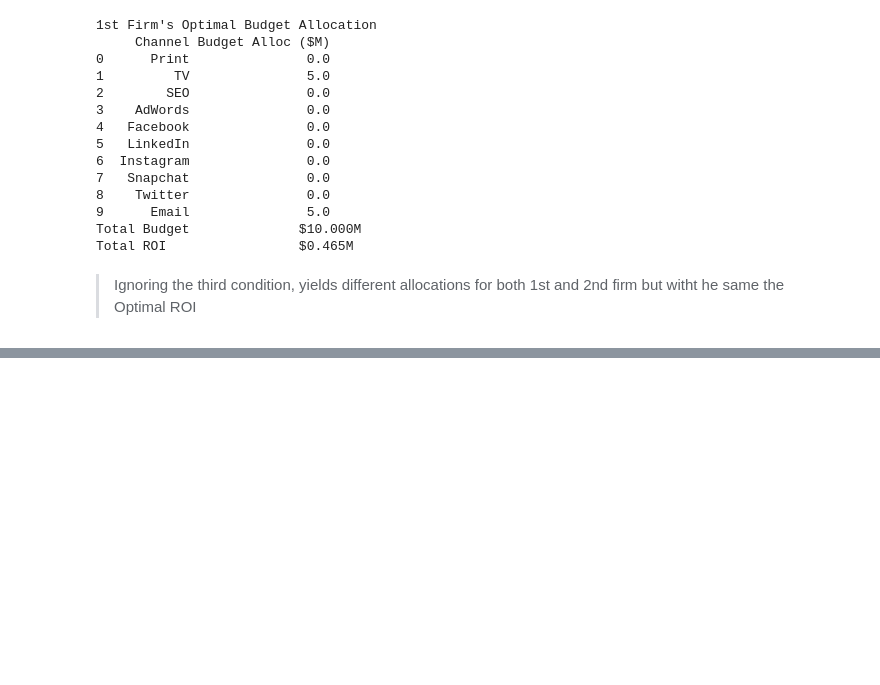
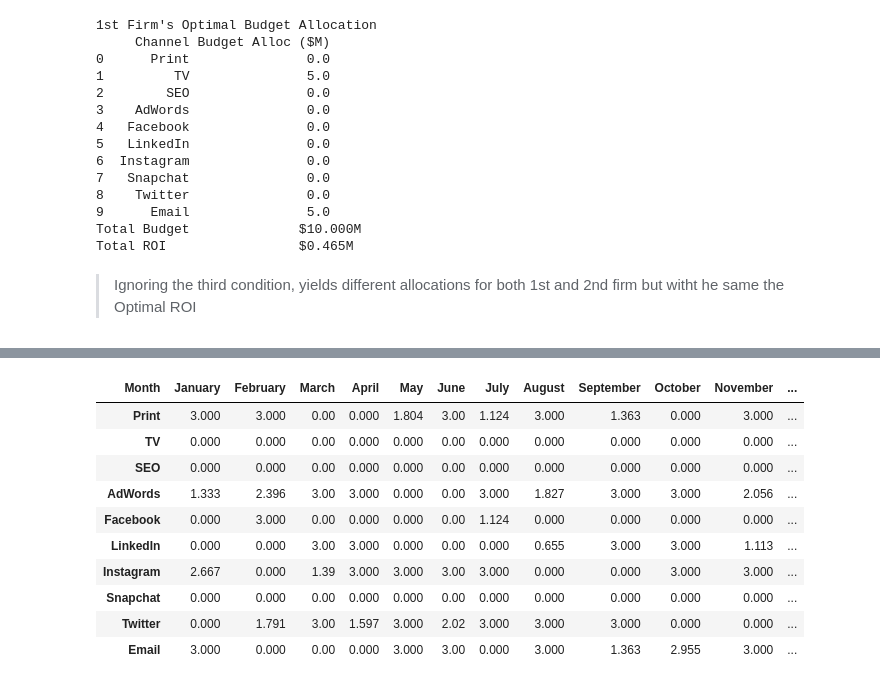
Before and after one commit to nikhilnair31/RM294---Optimatization-1-Group-Project-1, a Jupyter notebook: RM294_Optimization_1_Project_1.ipynb, the cells around one changed output, grey strips where cells are left out. Saved outputs shown, nothing was run; the diff lists cells and outputs as text; code cells hidden in the pictures; blank space fills up the shorter version.

```diff
--- a/RM294_Optimization_1_Project_1.ipynb
+++ b/RM294_Optimization_1_Project_1.ipynb
@@ -303,0 +374,57 @@ Total ROI                 $0.465M
+# %%
+for month in months:
+    # Create a new model for each month
+    model = gp.Model("Budget_Allocation")
+
+    rois = df_month_channel_roi.loc[months.index(month)].values
+    # Convert the values in rois to numeric values (excluding the 'Month' column)
+    rois_numeric = [float(value) for value in rois[1:]]
+    # Calculate the budget for the current month, including reinvestment
+    budget = 10 + cumulative_return
+
+    modelX = model.addVars(len(var_names), name="x")
+
+    # Define the objective function for the current month using rois_numeric
+    model.setObjective(gp.quicksum(rois_numeric[i] * modelX[i] for i in range(len(var_names))), gp.GRB.MAXIMIZE)
+
+    # Add the constraints as before
+    model.addConstr(modelX[4] + modelX[5] + modelX[6] + modelX[7] + modelX[8] >= 2 * (modelX[2] + modelX[3]))
+    model.addConstr(modelX[0] + modelX[1] <= modelX[4] + modelX[9])
+    model.addConstr(gp.quicksum(modelX[i] for i in range(len(var_names))) <= budget)
+    for i in range(len(var_names)):
+        model.addConstr(modelX[i] <= 3, name=f"Budget_Constraint_{i}")
+
+    # Set the output flag to 0 to suppress Gurobi's output. Optimize the model for the current month
+    model.Params.OutputFlag = 0
+    model.optimize()
+
+    # Calculate the return for the current month
+    current_month_return = sum(rois_numeric[i] * modelX[i].x for i in range(len(var_names)))
+    # Calculate the reinvestment amount (half of the return)
+    reinvestment_amount = current_month_return * 0.5
+    # Add the reinvestment amount to the cumulative return
+    cumulative_return += reinvestment_amount
+
+    # Store the budget allocation for the current month
+    budget_allocation = [month] + [v.x for v in model.getVars()]
+    monthly_budget_allocations.append(budget_allocation)
+# %%
+df_allocations = pd.DataFrame(monthly_budget_allocations, columns=['Month'] + var_names).T
+
+df_allocations.columns = df_allocations.iloc[0]
+df_allocations = df_allocations.apply(lambda x: pd.to_numeric(x, errors='coerce').round(3))
+
+df_allocations = df_allocations[1:]
+df_allocations
+# %% [output]
+| Month | January | February | March | April | May | June | July | August | September | October | November | ... |
+| Print | 3.000 | 3.000 | 0.00 | 0.000 | 1.804 | 3.00 | 1.124 | 3.000 | 1.363 | 0.000 | 3.000 | ... |
+| TV | 0.000 | 0.000 | 0.00 | 0.000 | 0.000 | 0.00 | 0.000 | 0.000 | 0.000 | 0.000 | 0.000 | ... |
+| SEO | 0.000 | 0.000 | 0.00 | 0.000 | 0.000 | 0.00 | 0.000 | 0.000 | 0.000 | 0.000 | 0.000 | ... |
+| AdWords | 1.333 | 2.396 | 3.00 | 3.000 | 0.000 | 0.00 | 3.000 | 1.827 | 3.000 | 3.000 | 2.056 | ... |
+| Facebook | 0.000 | 3.000 | 0.00 | 0.000 | 0.000 | 0.00 | 1.124 | 0.000 | 0.000 | 0.000 | 0.000 | ... |
+| LinkedIn | 0.000 | 0.000 | 3.00 | 3.000 | 0.000 | 0.00 | 0.000 | 0.655 | 3.000 | 3.000 | 1.113 | ... |
+| Instagram | 2.667 | 0.000 | 1.39 | 3.000 | 3.000 | 3.00 | 3.000 | 0.000 | 0.000 | 3.000 | 3.000 | ... |
+| Snapchat | 0.000 | 0.000 | 0.00 | 0.000 | 0.000 | 0.00 | 0.000 | 0.000 | 0.000 | 0.000 | 0.000 | ... |
+| Twitter | 0.000 | 1.791 | 3.00 | 1.597 | 3.000 | 2.02 | 3.000 | 3.000 | 3.000 | 0.000 | 0.000 | ... |
+| Email | 3.000 | 0.000 | 0.00 | 0.000 | 3.000 | 3.00 | 0.000 | 3.000 | 1.363 | 2.955 | 3.000 | ... |
```
Also changed, not shown: parts of 13 cells of this notebook.
